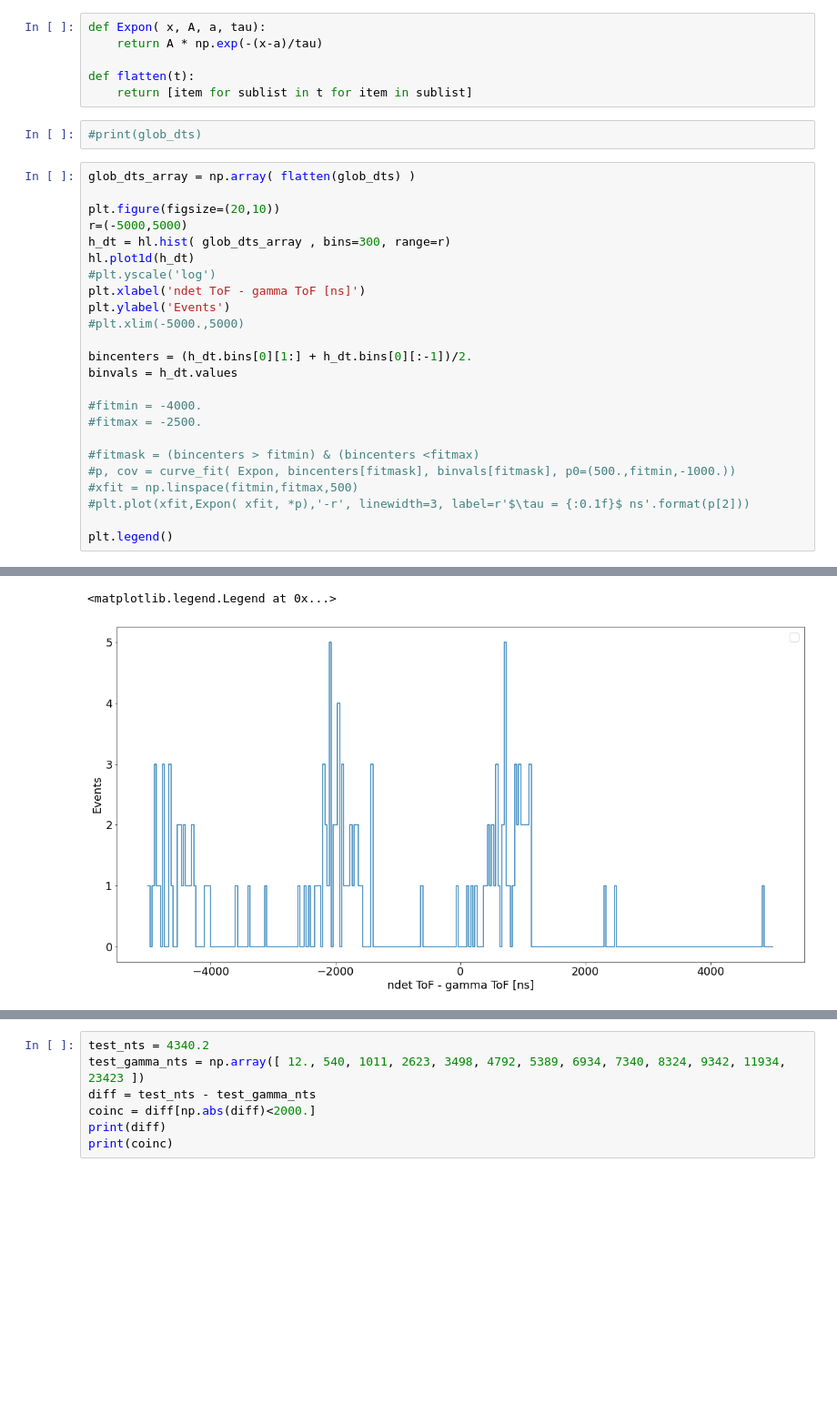
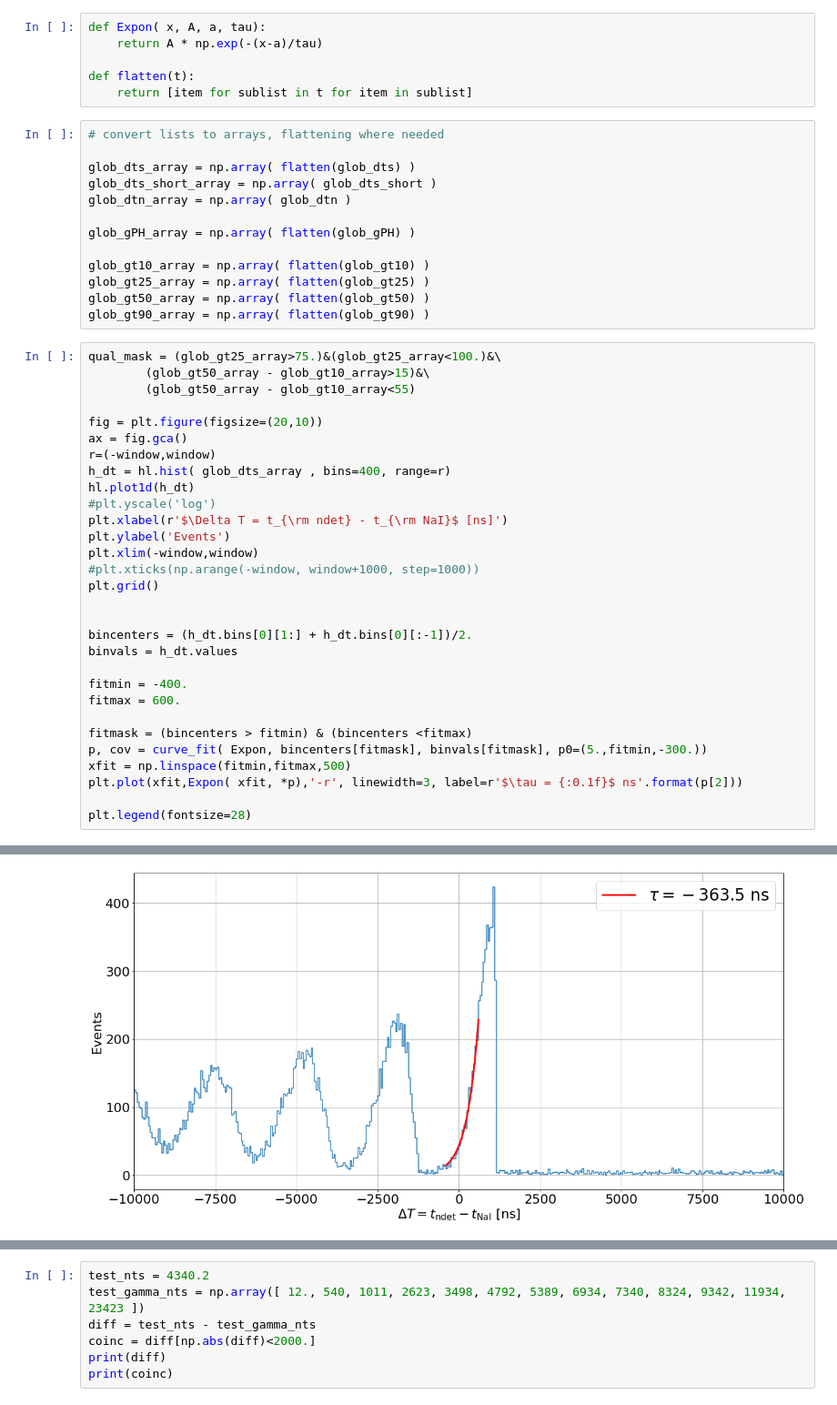
Before and after one commit to bglenardo/Cs136Measurements, a Jupyter notebook: DC_beam_file_loop.ipynb, the cells around one changed output, grey strips where cells are left out. Shown at 91% size. Cells and saved outputs as stored; diff of their text form; blank space fills up the shorter version.

Commit message:
basic ndet coincidence working

```diff
--- a/DC_beam_file_loop.ipynb
+++ b/DC_beam_file_loop.ipynb
@@ -120,30 +154,47 @@ def Expon( x, A, a, tau):
 
 def flatten(t):
     return [item for sublist in t for item in sublist]
-# %%
-#print(glob_dts)
+# %%
+# convert lists to arrays, flattening where needed
+
+glob_dts_array = np.array( flatten(glob_dts) )
+glob_dts_short_array = np.array( glob_dts_short )
+glob_dtn_array = np.array( glob_dtn )
+
+glob_gPH_array = np.array( flatten(glob_gPH) )
+
+glob_gt10_array = np.array( flatten(glob_gt10) )
+glob_gt25_array = np.array( flatten(glob_gt25) )
+glob_gt50_array = np.array( flatten(glob_gt50) )
+glob_gt90_array = np.array( flatten(glob_gt90) )
 # %%
-glob_dts_array = np.array( flatten(glob_dts) )
+qual_mask = (glob_gt25_array>75.)&(glob_gt25_array<100.)&\
+        (glob_gt50_array - glob_gt10_array>15)&\
+        (glob_gt50_array - glob_gt10_array<55)
 
-plt.figure(figsize=(20,10))
-r=(-5000,5000)
-h_dt = hl.hist( glob_dts_array , bins=300, range=r)
+fig = plt.figure(figsize=(20,10))
+ax = fig.gca()
+r=(-window,window)
+h_dt = hl.hist( glob_dts_array , bins=400, range=r)
 hl.plot1d(h_dt)
 #plt.yscale('log')
-plt.xlabel('ndet ToF - gamma ToF [ns]')
+plt.xlabel(r'$\Delta T = t_{\rm ndet} - t_{\rm NaI}$ [ns]')
 plt.ylabel('Events')
-#plt.xlim(-5000.,5000)
+plt.xlim(-window,window)
+#plt.xticks(np.arange(-window, window+1000, step=1000))
+plt.grid()
+
 
 bincenters = (h_dt.bins[0][1:] + h_dt.bins[0][:-1])/2.
 binvals = h_dt.values
 
-#fitmin = -4000.
-#fitmax = -2500.
+fitmin = -400.
+fitmax = 600.
 
-#fitmask = (bincenters > fitmin) & (bincenters <fitmax)
-#p, cov = curve_fit( Expon, bincenters[fitmask], binvals[fitmask], p0=(500.,fitmin,-1000.))
-#xfit = np.linspace(fitmin,fitmax,500)
-#plt.plot(xfit,Expon( xfit, *p),'-r', linewidth=3, label=r'$\tau = {:0.1f}$ ns'.format(p[2]))
+fitmask = (bincenters > fitmin) & (bincenters <fitmax)
+p, cov = curve_fit( Expon, bincenters[fitmask], binvals[fitmask], p0=(5.,fitmin,-300.))
+xfit = np.linspace(fitmin,fitmax,500)
+plt.plot(xfit,Expon( xfit, *p),'-r', linewidth=3, label=r'$\tau = {:0.1f}$ ns'.format(p[2]))
 
-plt.legend()
+plt.legend(fontsize=28)
 # %% [output]
@@ -151,2 +202 @@ No handles with labels found to put in legend.
-<matplotlib.legend.Legend at 0x...>
-[figure, old version]
+[figure, new version]
```
Also changed, not shown: parts of 6 cells of this notebook.
